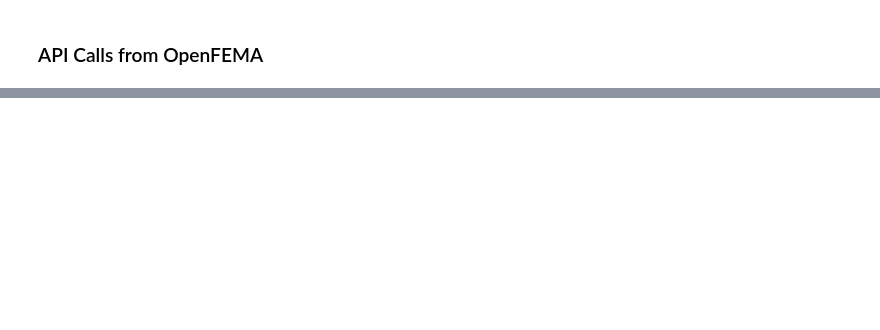
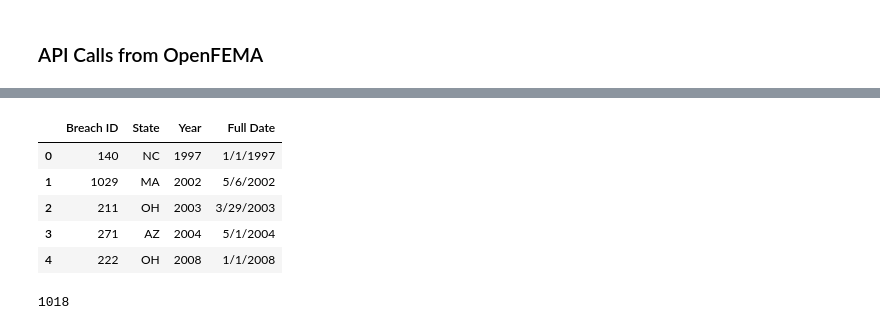
Before and after one commit to eglulu6/Project_1_Team_Platypus, a Jupyter notebook: API Calls/APICalls.ipynb, the cells around one changed output, grey strips where cells are left out. Cells and saved outputs as stored; diff of their text form; code cells hidden in the pictures; blank space fills up the shorter version.

```diff
--- a/API Calls/APICalls.ipynb
+++ b/API Calls/APICalls.ipynb
@@ -37,0 +48,18 @@ pprint(response)
+# %%
+# Remove rows that contain data from states outside the continental US (Alaska, Hawaii, and Puerto Rico)
+# Note this data set includes DC, need to find out if wildfire data contains DC or not, kept it in cyber dataframe for now
+
+cyber_data_clean = cyber_columns_renamed.loc[ (cyber_columns_renamed["State"] != "AK") & (cyber_columns_renamed["State"] != "HI") & (cyber_columns_renamed["State"] != "PR") ]
+cyber_data_clean.head()
+# %% [output]
+|  | Breach ID | State | Year | Full Date |
+| 0 | 140 | NC | 1997 | 1/1/1997 |
+| 1 | 1029 | MA | 2002 | 5/6/2002 |
+| 2 | 211 | OH | 2003 | 3/29/2003 |
+| 3 | 271 | AZ | 2004 | 5/1/2004 |
+| 4 | 222 | OH | 2008 | 1/1/2008 |
+# %%
+# Count number of rows of cleaned data to make sure irrelevant rows were removed
+len(cyber_data_clean)
+# %% [output]
+1018
```
Also changed, not shown: parts of 14 cells of this notebook, 1 other file.
